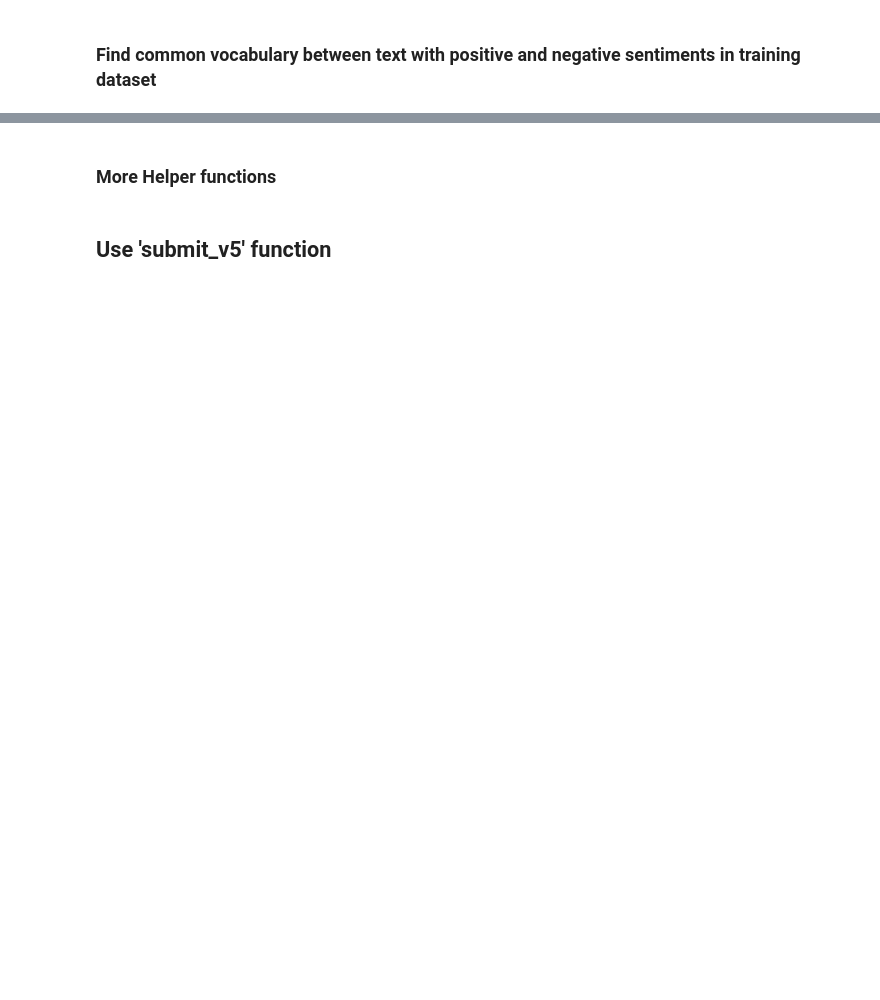
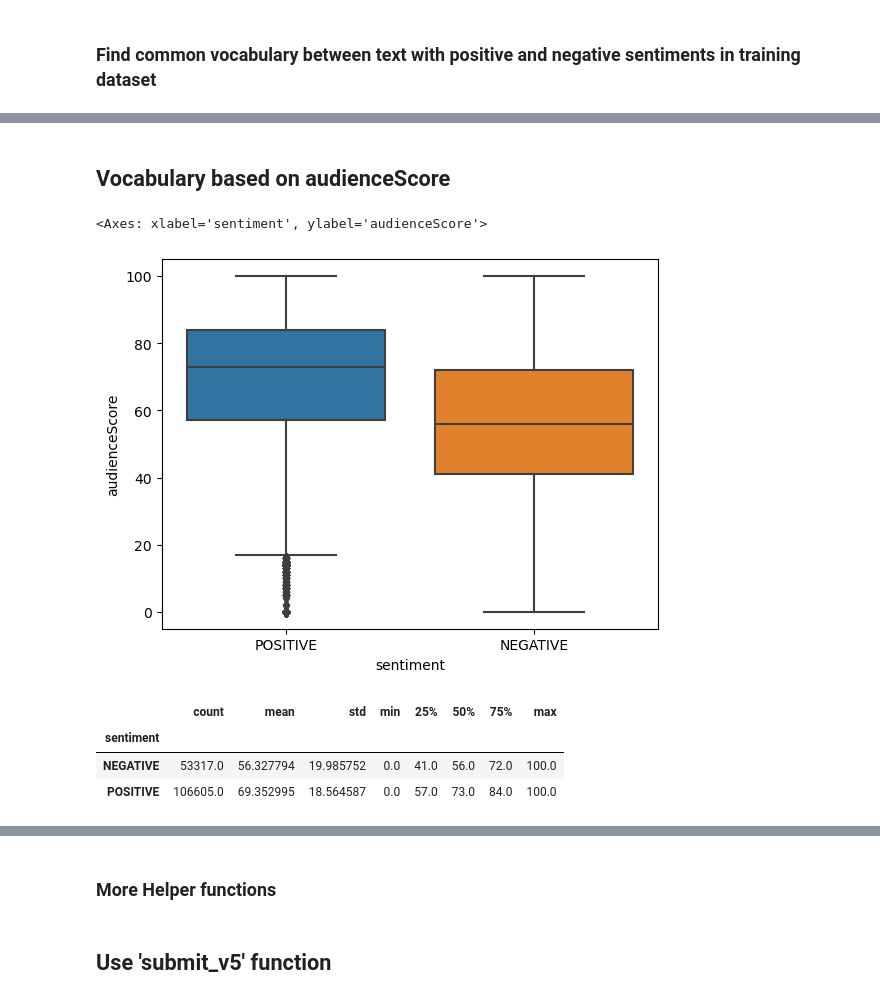
Before and after one commit to ganeshbmc/MLP_project, a Jupyter notebook: 21f1006171-notebook-t22023.ipynb, the cells around one changed output, grey strips where cells are left out. Drawn from its saved outputs; the diff is of its cells as text; code cells hidden in the pictures; blank space fills up the shorter version.

```diff
--- a/21f1006171-notebook-t22023.ipynb
+++ b/21f1006171-notebook-t22023.ipynb
@@ -1068,3 +831,17 @@ rt_senti_neg.shape
 # Get the vocabulary that should be used in the final models
 # relevant_vocab = train_1_2_3_grams - common_1_2_3_grams_sentiment
 # print(len(relevant_vocab))
+# %% [markdown]
+## Vocabulary based on audienceScore
+# %%
+sns.boxplot(y=merged["audienceScore"], x=merged["sentiment"])
+# %% [output]
+<Axes: xlabel='sentiment', ylabel='audienceScore'>
+[figure, added]
+# %%
+merged.groupby('sentiment')['audienceScore'].describe()
+# %% [output]
+|  | count | mean | std | min | 25% | 50% | 75% | max |
+| sentiment |  |  |  |  |  |  |  |  |
+| NEGATIVE | 53317.0 | 56.327794 | 19.985752 | 0.0 | 41.0 | 56.0 | 72.0 | 100.0 |
+| POSITIVE | 106605.0 | 69.352995 | 18.564587 | 0.0 | 57.0 | 73.0 | 84.0 | 100.0 |
```
Also changed, not shown: parts of 72 cells of this notebook.
